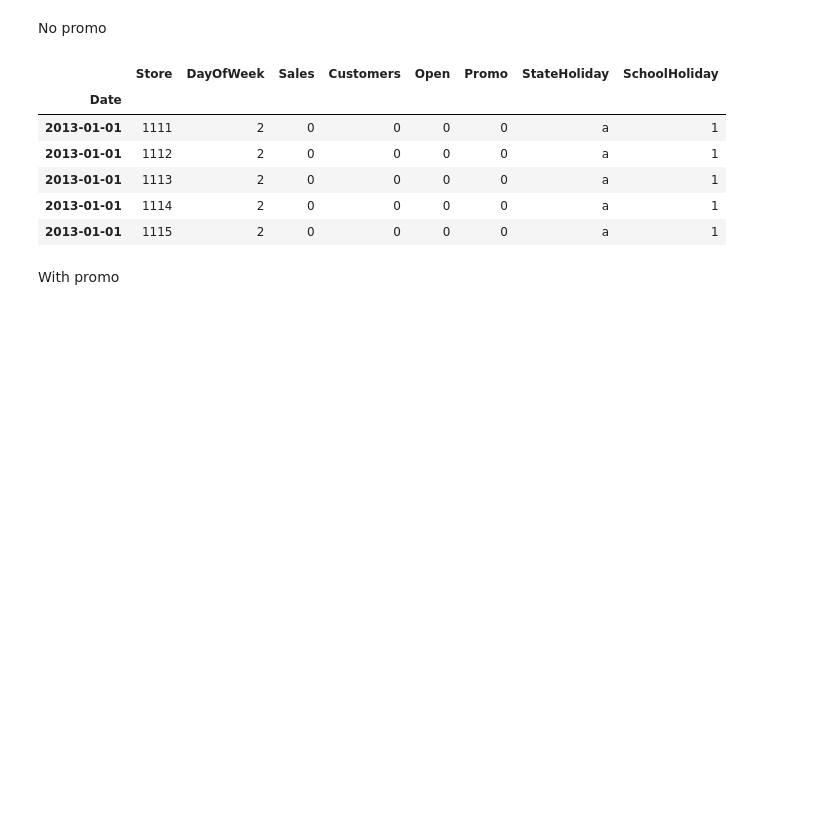
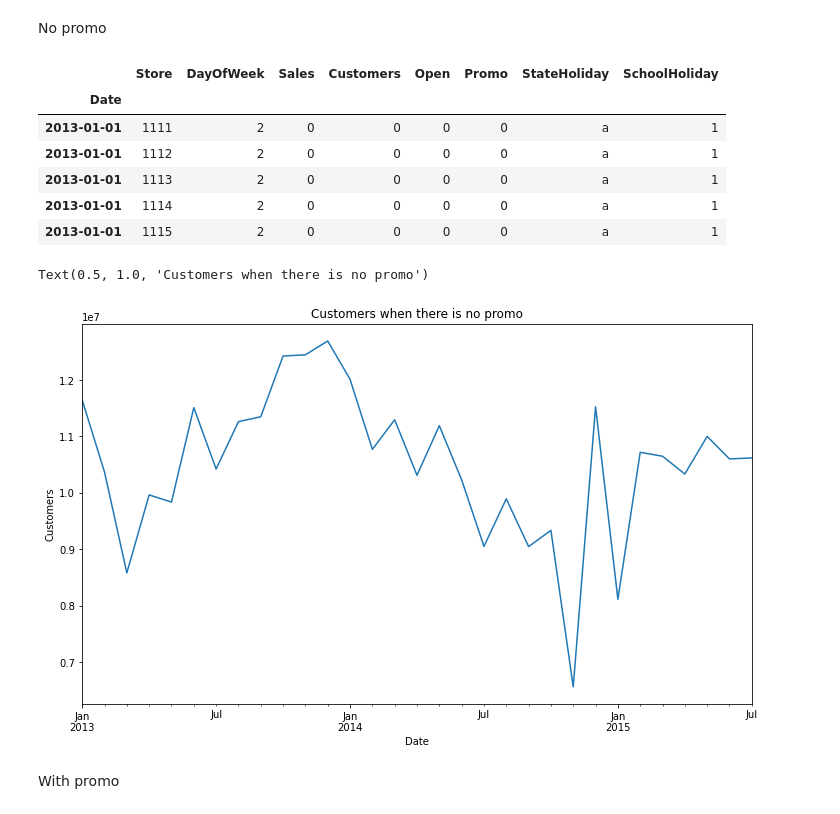
Before and after one commit to comsavvy/Pharmaceutical-Sales-Prediction, a Jupyter notebook: Interim_pharmaceutical_analysis.ipynb, the cells around one changed output. Cells and saved outputs as stored; diff of their text form; code cells hidden in the pictures; blank space fills up the shorter version.

Commit message:
More visual added

```diff
--- a/Interim_pharmaceutical_analysis.ipynb
+++ b/Interim_pharmaceutical_analysis.ipynb
@@ -338,6 +338,13 @@ no_promo.tail()
 | 2013-01-01 | 1113 | 2 | 0 | 0 | 0 | 0 | a | 1 |
 | 2013-01-01 | 1114 | 2 | 0 | 0 | 0 | 0 | a | 1 |
 | 2013-01-01 | 1115 | 2 | 0 | 0 | 0 | 0 | a | 1 |
+# %%
+no_promo['Customers'].resample('m').sum().plot(figsize= (12, 7))
+plt.ylabel('Customers')
+plt.title('Customers when there is no promo')
+# %% [output]
+Text(0.5, 1.0, 'Customers when there is no promo')
+[figure, added]
 # %% [markdown]
 With promo
 # %%
```
Also changed, not shown: parts of 6 cells of this notebook.
